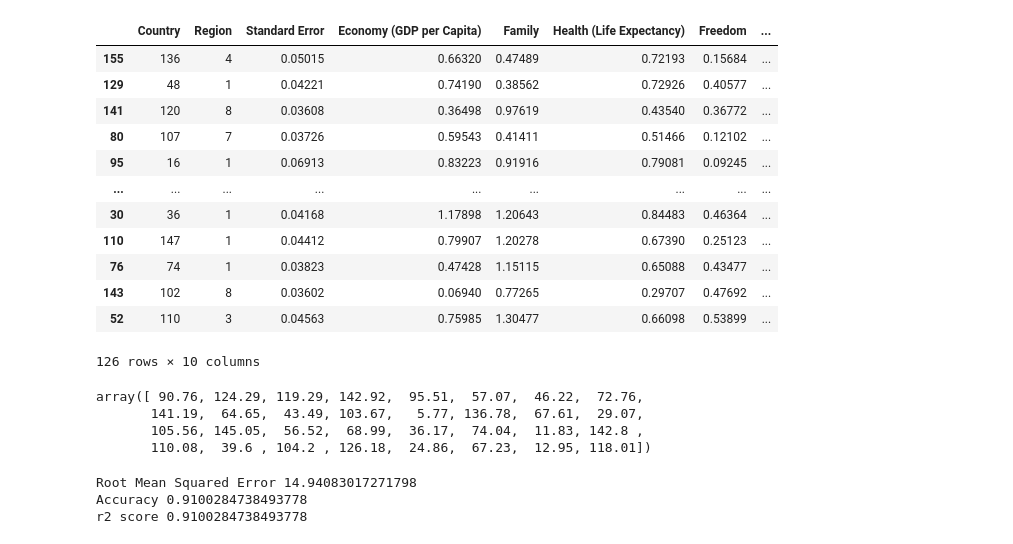
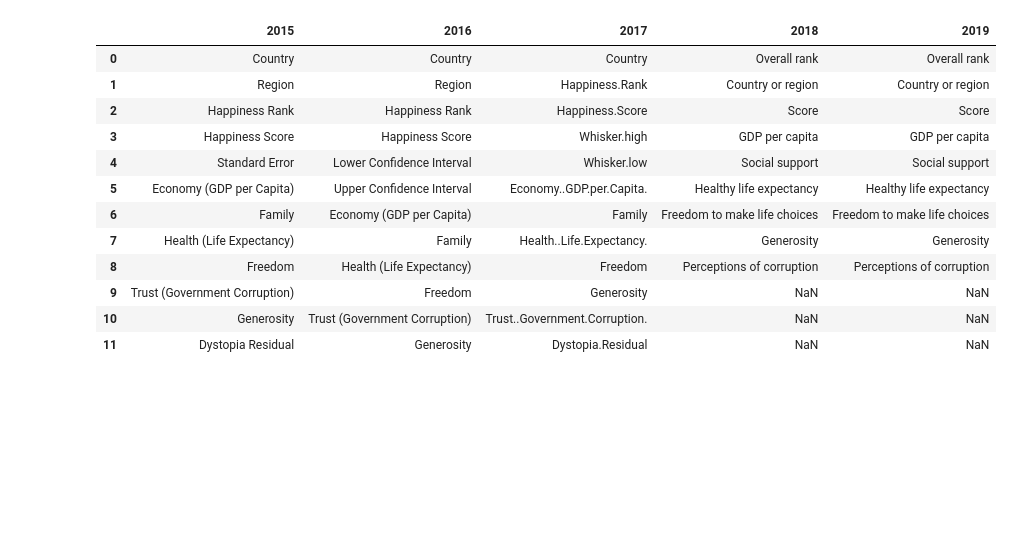
Before and after one commit to Muluken1Walle/World-Happiness.Project, a Jupyter notebook: World_Happiness_Report.ipynb, the cells around one changed output. Drawn from its saved outputs; the diff is of its cells as text; code cells hidden in the pictures; blank space fills up the shorter version.

```diff
--- a/World_Happiness_Report.ipynb
+++ b/World_Happiness_Report.ipynb
@@ -316,38 +2,0 @@ Name: Happiness Rank, Length: 158, dtype: int64
-# %%
-x_train,x_test,y_train,y_test=train_test_split(x,y,test_size=0.2)
-x_train
-# %% [output]
-|  | Country | Region | Standard Error | Economy (GDP per Capita) | Family | Health (Life Expectancy) | Freedom | ... |
-| 155 | 136 | 4 | 0.05015 | 0.66320 | 0.47489 | 0.72193 | 0.15684 | ... |
-| 129 | 48 | 1 | 0.04221 | 0.74190 | 0.38562 | 0.72926 | 0.40577 | ... |
-| 141 | 120 | 8 | 0.03608 | 0.36498 | 0.97619 | 0.43540 | 0.36772 | ... |
-| 80 | 107 | 7 | 0.03726 | 0.59543 | 0.41411 | 0.51466 | 0.12102 | ... |
-| 95 | 16 | 1 | 0.06913 | 0.83223 | 0.91916 | 0.79081 | 0.09245 | ... |
-| ... | ... | ... | ... | ... | ... | ... | ... | ... |
-| 30 | 36 | 1 | 0.04168 | 1.17898 | 1.20643 | 0.84483 | 0.46364 | ... |
-| 110 | 147 | 1 | 0.04412 | 0.79907 | 1.20278 | 0.67390 | 0.25123 | ... |
-| 76 | 74 | 1 | 0.03823 | 0.47428 | 1.15115 | 0.65088 | 0.43477 | ... |
-| 143 | 102 | 8 | 0.03602 | 0.06940 | 0.77265 | 0.29707 | 0.47692 | ... |
-| 52 | 110 | 3 | 0.04563 | 0.75985 | 1.30477 | 0.66098 | 0.53899 | ... |
-126 rows × 10 columns
-# %%
-from sklearn.ensemble import RandomForestRegressor
-model=RandomForestRegressor()
-model.fit(x_train,y_train)
-pred =model.predict(x_test)
-pred
-# %% [output]
-array([ 90.76, 124.29, 119.29, 142.92,  95.51,  57.07,  46.22,  72.76,
-       141.19,  64.65,  43.49, 103.67,   5.77, 136.78,  67.61,  29.07,
-       105.56, 145.05,  56.52,  68.99,  36.17,  74.04,  11.83, 142.8 ,
-       110.08,  39.6 , 104.2 , 126.18,  24.86,  67.23,  12.95, 118.01])
-# %%
-from sklearn.metrics import r2_score,mean_squared_error
-rmse=np.sqrt(mean_squared_error(y_test,pred))
-print("Root Mean Squared Error",rmse)
-print("Accuracy",model.score(x_test,y_test))
-print('r2 score',r2_score(y_test,pred))
-# %% [output]
-Root Mean Squared Error 14.94083017271798
-Accuracy 0.9100284738493778
-r2 score 0.9100284738493778
@@ -353,0 +9,28 @@ r2 score 0.9100284738493778
+# %%
+data15=pd.read_csv('/content/drive/MyDrive/WorldHappines/2015 (1).csv')
+data16=pd.read_csv('/content/drive/MyDrive/WorldHappines/2016.csv')
+data17=pd.read_csv('/content/drive/MyDrive/WorldHappines/2017.csv')
+data18=pd.read_csv('/content/drive/MyDrive/WorldHappines/2018.csv')
+data19=pd.read_csv('/content/drive/MyDrive/WorldHappines/2019.csv')
+# %%
+data=pd.DataFrame()
+data['2015']=pd.Series(data15.columns.tolist())
+data["2016"]=pd.Series(data16.columns.tolist())
+data["2017"]=pd.Series(data17.columns.tolist())
+data["2018"]=pd.Series(data18.columns.tolist())
+data["2019"]=pd.Series(data19.columns.tolist())
+data
+# %% [output]
+|  | 2015 | 2016 | 2017 | 2018 | 2019 |
+| 0 | Country | Country | Country | Overall rank | Overall rank |
+| 1 | Region | Region | Happiness.Rank | Country or region | Country or region |
+| 2 | Happiness Rank | Happiness Rank | Happiness.Score | Score | Score |
+| 3 | Happiness Score | Happiness Score | Whisker.high | GDP per capita | GDP per capita |
+| 4 | Standard Error | Lower Confidence Interval | Whisker.low | Social support | Social support |
+| 5 | Economy (GDP per Capita) | Upper Confidence Interval | Economy..GDP.per.Capita. | Healthy life expectancy | Healthy life expectancy |
+| 6 | Family | Economy (GDP per Capita) | Family | Freedom to make life choices | Freedom to make life choices |
+| 7 | Health (Life Expectancy) | Family | Health..Life.Expectancy. | Generosity | Generosity |
+| 8 | Freedom | Health (Life Expectancy) | Freedom | Perceptions of corruption | Perceptions of corruption |
+| 9 | Trust (Government Corruption) | Freedom | Generosity | NaN | NaN |
+| 10 | Generosity | Trust (Government Corruption) | Trust..Government.Corruption. | NaN | NaN |
+| 11 | Dystopia Residual | Generosity | Dystopia.Residual | NaN | NaN |
```
Also changed, not shown: parts of 60 cells of this notebook.
